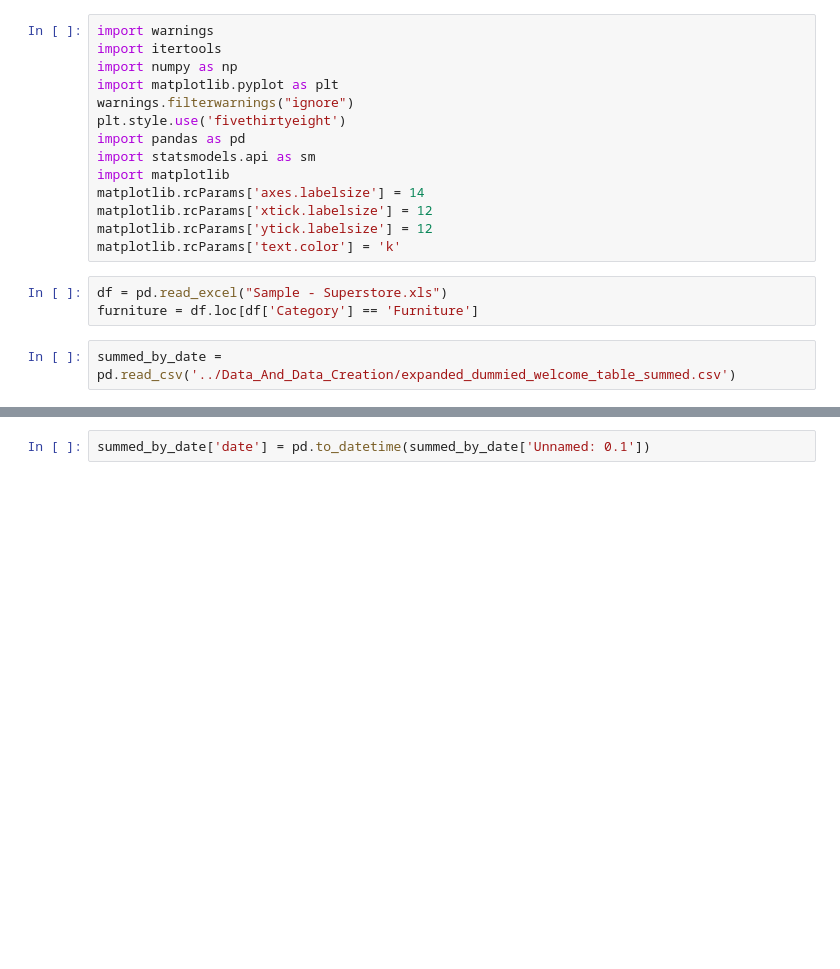
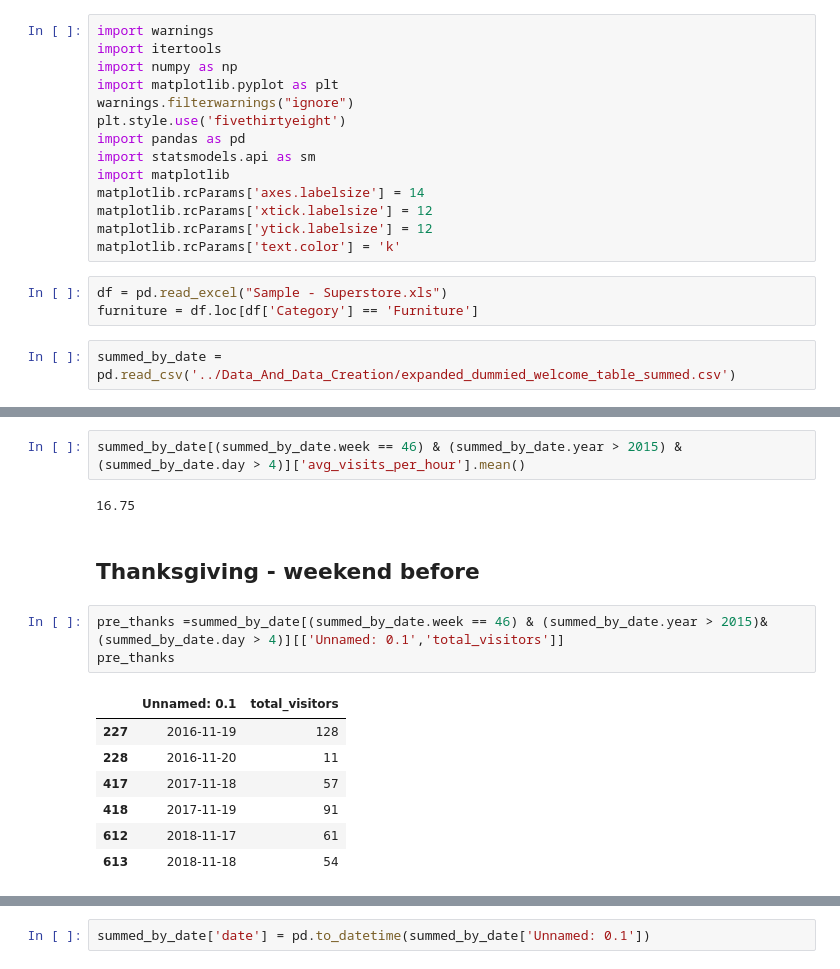
Before and after one commit to Shadhopson/Week1, a Jupyter notebook: Untitled Folder/timeseries.ipynb, the cells around one changed output, grey strips where cells are left out. Cells and saved outputs as stored; diff of their text form; blank space fills up the shorter version.

```diff
--- a/Untitled Folder/timeseries.ipynb
+++ b/Untitled Folder/timeseries.ipynb
@@ -19,0 +44,17 @@ summed_by_date = pd.read_csv('../Data_And_Data_Creation/expanded_dummied_welcome
+# %%
+summed_by_date[(summed_by_date.week == 46) & (summed_by_date.year > 2015) &(summed_by_date.day > 4)]['avg_visits_per_hour'].mean()
+# %% [output]
+16.75
+# %% [markdown]
+## Thanksgiving - weekend before
+# %%
+pre_thanks =summed_by_date[(summed_by_date.week == 46) & (summed_by_date.year > 2015)&(summed_by_date.day > 4)][['Unnamed: 0.1','total_visitors']]
+pre_thanks
+# %% [output]
+|  | Unnamed: 0.1 | total_visitors |
+| 227 | 2016-11-19 | 128 |
+| 228 | 2016-11-20 | 11 |
+| 417 | 2017-11-18 | 57 |
+| 418 | 2017-11-19 | 91 |
+| 612 | 2018-11-17 | 61 |
+| 613 | 2018-11-18 | 54 |
```
Also changed, not shown: parts of 18 cells of this notebook, 1 other file.
